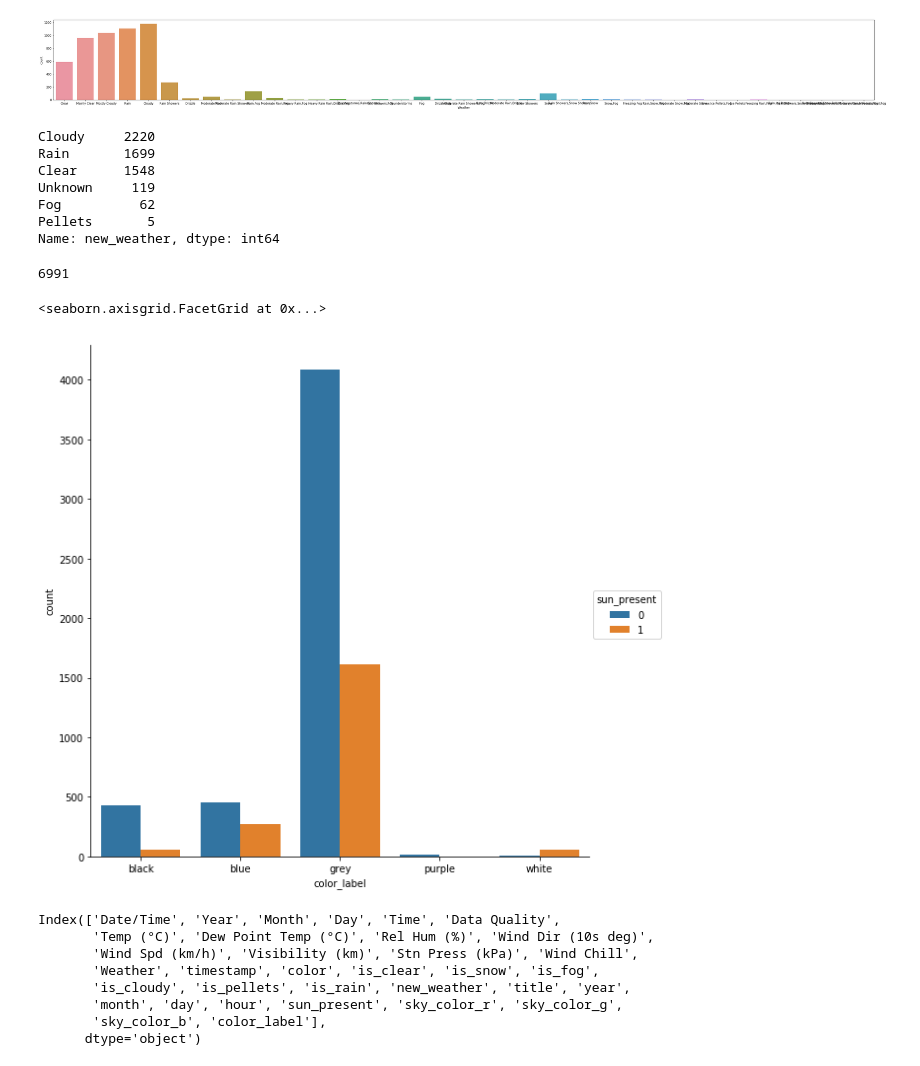
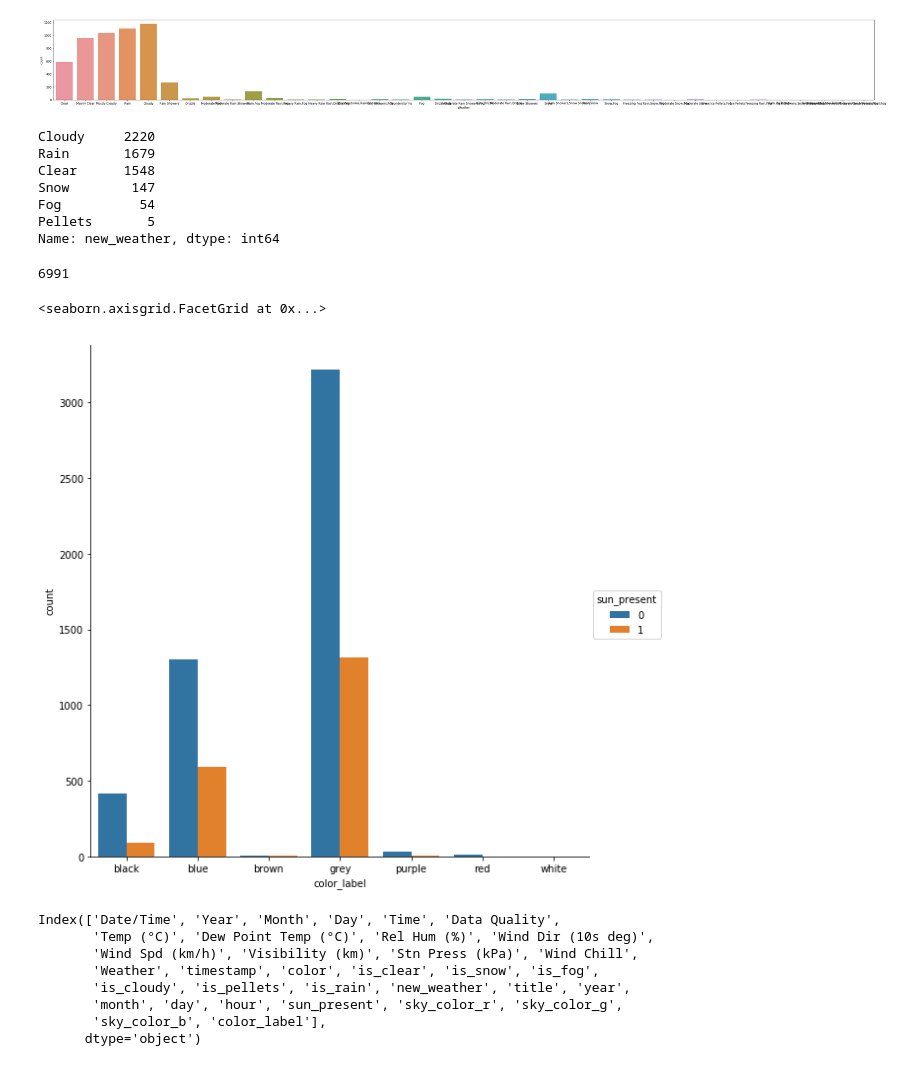
Before and after one commit to Manan007224/Weather-CMPT318, a Jupyter notebook: Weather.ipynb, the cells around one changed output. Cells and saved outputs as stored; diff of their text form; code cells hidden in the pictures.

```diff
--- a/Weather.ipynb
+++ b/Weather.ipynb
@@ -136,6 +136,8 @@ def new_weather_label(val) :
 
     if val.is_pellets == 1 :
         return 'Pellets'
+    elif val.is_snow == 1 :
+        return 'Snow'
     elif val.is_clear == 1 :
         return 'Clear'
     elif val.is_rain == 1 :
@@ -165,10 +167,10 @@ ldata['new_weather'] = ldata.apply(new_weather_label,axis=1)
 ldata['new_weather'].value_counts()
 # %% [output]
 Cloudy     2220
-Rain       1699
+Rain       1679
 Clear      1548
-Unknown     119
-Fog          62
+Snow        147
+Fog          54
 Pellets       5
 Name: new_weather, dtype: int64
 # %%
@@ -195,9 +197,6 @@ filenames['day'] = filenames['title'].str.extract('katkam-[0-9]{4}[0-9]{2}([0-9]
 filenames['hour'] = filenames['title'].str.extract('katkam-[0-9]{4}[0-9]{2}[0-9]{2}([0-9]{2}).*\.jpg')
 
 filenames['timestamp'] = filenames.apply(image_datetime,axis=1)
-filenames['title'].count()
-# %% [output]
-6991
 # %%
 ## compiling sun_present and average color data
 
@@ -205,7 +204,7 @@ sun_present_file = 'image_data/SUN_PRESENT.csv'
 sun_present = pd.read_csv(sun_present_file,header=None)
 sun_present.columns =['image_index','sun_present']
 
-average_color_file = 'image_data/KATKAM_labeled_colors.csv'
+average_color_file = 'image_data/KATKAM_labeled_colors2.csv'
 average_color = pd.read_csv(average_color_file)
 average_color.columns=['file_index','region_id','r','g','b','Label']
 
@@ -219,28 +218,28 @@ filenames['sky_color_r'] = sky_color['r']
 filenames['sky_color_g'] = sky_color['g']
 filenames['sky_color_b'] = sky_color['b']
 filenames['color_label'] = sky_color['Label']
+
+sun_present['image_index'].count()
+# %% [output]
+6991
 # %%
 ## VISUALIZATIONS FOR THE COLOR <do this >
-filenames['color_label'].value_counts()
 
 color_data = filenames[['color_label','sun_present']]
 color_data_sun = color_data[color_data['sun_present']==1]
 color_data_not_sun = color_data[color_data['sun_present']!=1]
 
-#color_data_sun['color_label'].value_counts().tolist()
-#color_data_not_sun['color_label'].value_counts().tolist()
-#color_data_sun['color_label'].unique().tolist()
 
 color_agg = color_data.groupby(['color_label','sun_present']).size().to_frame().reset_index()
 color_agg.columns=['color_label','sun_present','count']
 
 sns.factorplot(x='color_label',y='count',hue='sun_present',data=color_agg,kind='bar',size=8)
 
 ## As we can see, the gray is the highest color when sun was not present. Because the distribution is
 ## very concentrated in few results, it can affect the training dataset and later predictions.
 # %% [output]
 <seaborn.axisgrid.FacetGrid at 0x...>
-[figure, old version]
+[figure, new version]
 # %%
 widata = ldata.merge(filenames,on='timestamp')
 widata.columns
```
Also changed, not shown: parts of 18 cells of this notebook, 19 other files.
